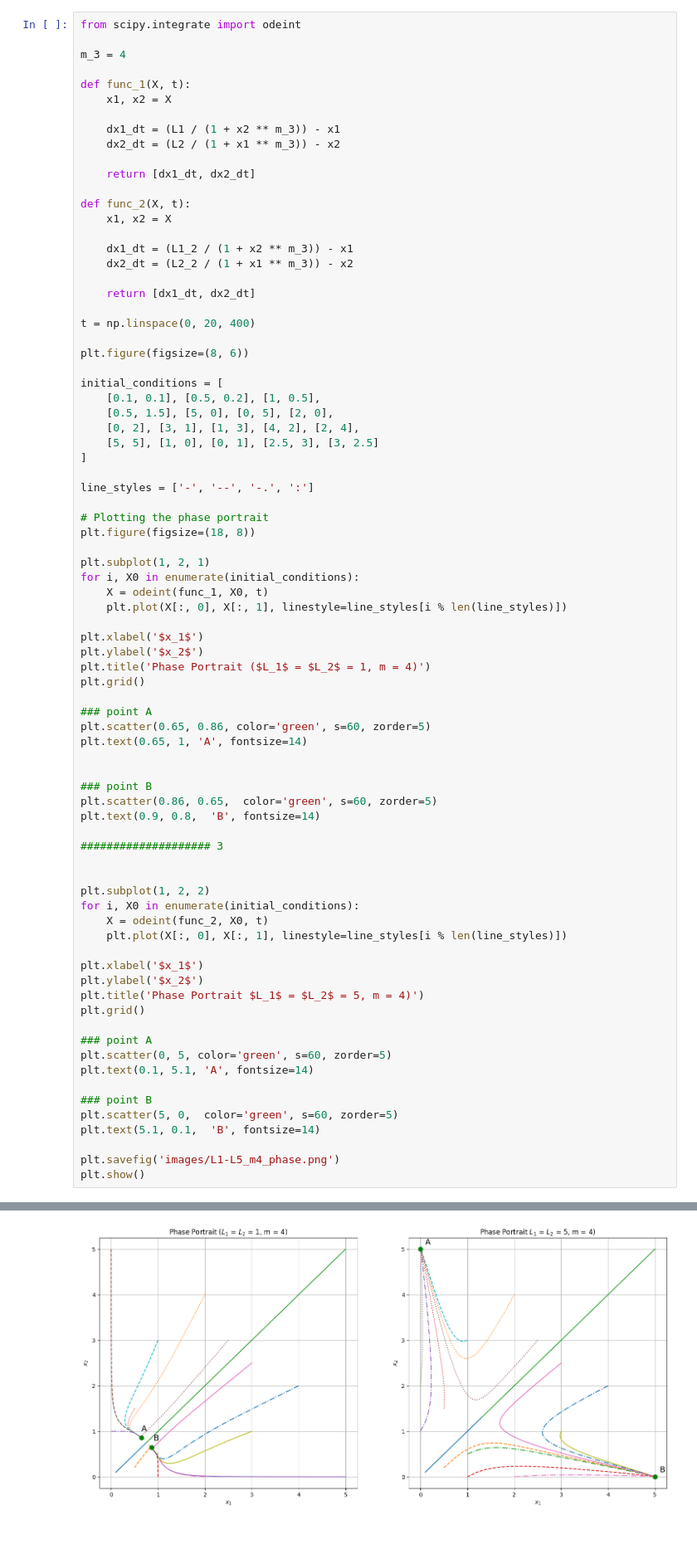
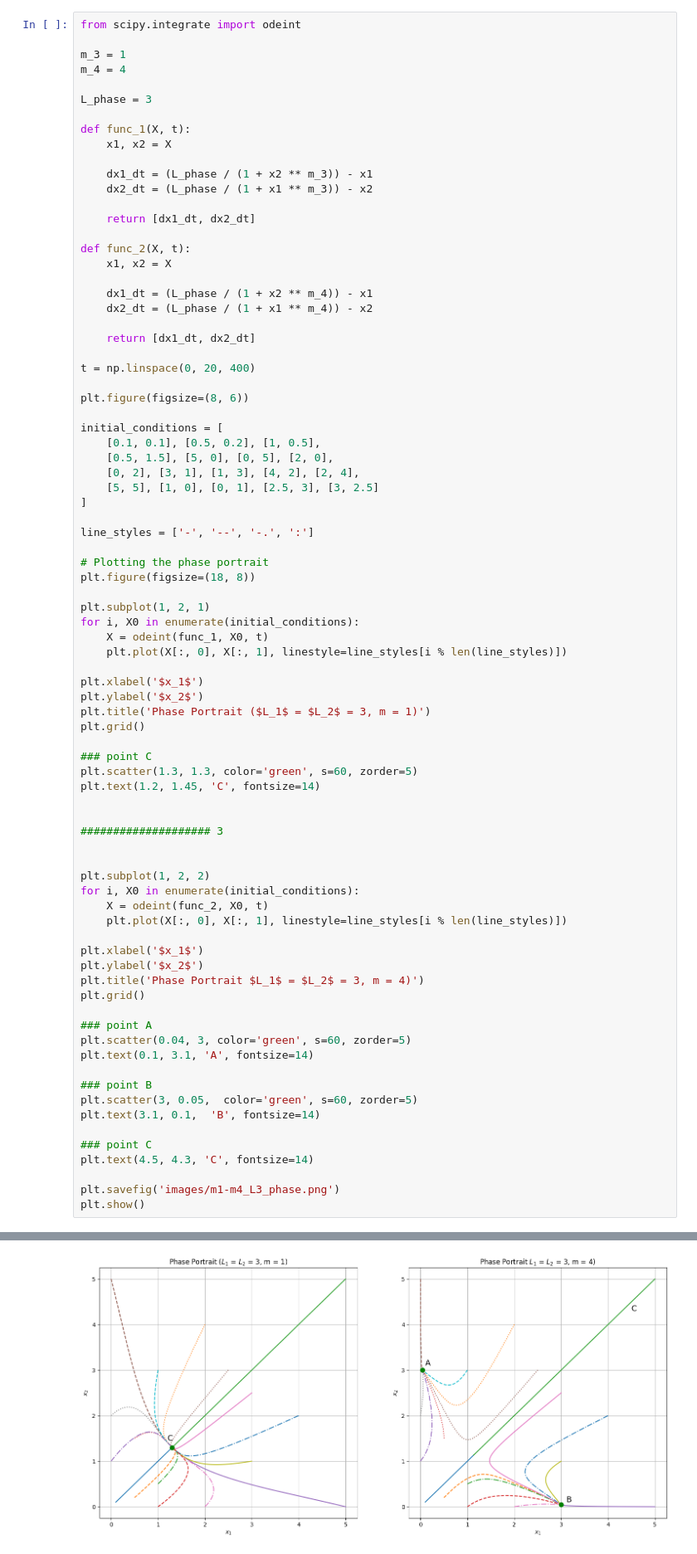
Before and after one commit to GrateJastes/scipy, a Jupyter notebook: figures.ipynb, the cells around one changed output, grey strips where cells are left out. Shown at 83% size. Saved outputs shown, nothing was run; the diff lists cells and outputs as text.

```diff
--- a/figures.ipynb
+++ b/figures.ipynb
@@ -71,21 +71,24 @@ plt.show()
 # %%
 from scipy.integrate import odeint
 
-m_3 = 4
+m_3 = 1
+m_4 = 4
+
+L_phase = 3
 
 def func_1(X, t):
     x1, x2 = X
 
-    dx1_dt = (L1 / (1 + x2 ** m_3)) - x1
-    dx2_dt = (L2 / (1 + x1 ** m_3)) - x2
+    dx1_dt = (L_phase / (1 + x2 ** m_3)) - x1
+    dx2_dt = (L_phase / (1 + x1 ** m_3)) - x2
 
     return [dx1_dt, dx2_dt]
 
 def func_2(X, t):
     x1, x2 = X
 
-    dx1_dt = (L1_2 / (1 + x2 ** m_3)) - x1
-    dx2_dt = (L2_2 / (1 + x1 ** m_3)) - x2
+    dx1_dt = (L_phase / (1 + x2 ** m_4)) - x1
+    dx2_dt = (L_phase / (1 + x1 ** m_4)) - x2
 
     return [dx1_dt, dx2_dt]
 
@@ -108,45 +111,44 @@ plt.figure(figsize=(18, 8))
 plt.subplot(1, 2, 1)
 for i, X0 in enumerate(initial_conditions):
     X = odeint(func_1, X0, t)
     plt.plot(X[:, 0], X[:, 1], linestyle=line_styles[i % len(line_styles)])
 
 plt.xlabel('$x_1$')
 plt.ylabel('$x_2$')
-plt.title('Phase Portrait ($L_1$ = $L_2$ = 1, m = 4)')
+plt.title('Phase Portrait ($L_1$ = $L_2$ = 3, m = 1)')
 plt.grid()
 
-### point A
-plt.scatter(0.65, 0.86, color='green', s=60, zorder=5)
-plt.text(0.65, 1, 'A', fontsize=14)
+### point C
+plt.scatter(1.3, 1.3, color='green', s=60, zorder=5)
+plt.text(1.2, 1.45, 'C', fontsize=14)
 
-
-### point B
-plt.scatter(0.86, 0.65,  color='green', s=60, zorder=5)
-plt.text(0.9, 0.8,  'B', fontsize=14)
 
 #################### 3
 
 
 plt.subplot(1, 2, 2)
 for i, X0 in enumerate(initial_conditions):
     X = odeint(func_2, X0, t)
     plt.plot(X[:, 0], X[:, 1], linestyle=line_styles[i % len(line_styles)])
 
 plt.xlabel('$x_1$')
 plt.ylabel('$x_2$')
-plt.title('Phase Portrait $L_1$ = $L_2$ = 5, m = 4)')
+plt.title('Phase Portrait $L_1$ = $L_2$ = 3, m = 4)')
 plt.grid()
 
 ### point A
-plt.scatter(0, 5, color='green', s=60, zorder=5)
-plt.text(0.1, 5.1, 'A', fontsize=14)
+plt.scatter(0.04, 3, color='green', s=60, zorder=5)
+plt.text(0.1, 3.1, 'A', fontsize=14)
 
 ### point B
-plt.scatter(5, 0,  color='green', s=60, zorder=5)
-plt.text(5.1, 0.1,  'B', fontsize=14)
+plt.scatter(3, 0.05,  color='green', s=60, zorder=5)
+plt.text(3.1, 0.1,  'B', fontsize=14)
 
-plt.savefig('images/L1-L5_m4_phase.png')
+### point C
+plt.text(4.5, 4.3, 'C', fontsize=14)
+
+plt.savefig('images/m1-m4_L3_phase.png')
 plt.show()
 # %% [output]
 <Figure size 800x600 with 0 Axes>
-[figure, old version]
+[figure, new version]
```
